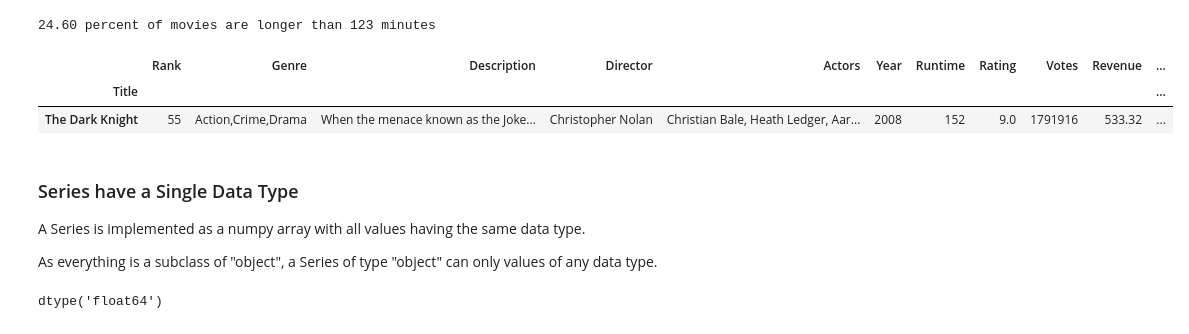
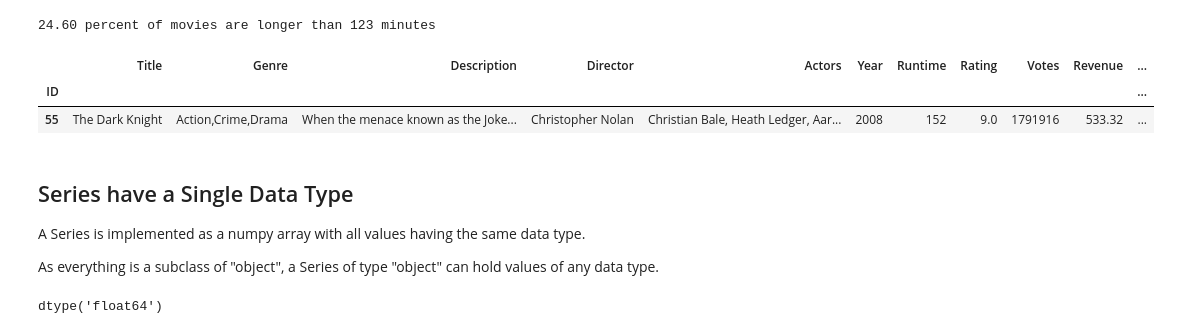
Before and after one commit to sdiehl28/Scikit-Learn-Workflow, a Jupyter notebook: python/Pandas02.ipynb, the cells around one changed output. Cells and saved outputs as stored; diff of their text form; code cells hidden in the pictures.

```diff
--- a/python/Pandas02.ipynb
+++ b/python/Pandas02.ipynb
@@ -66,0 +56,7 @@ movie.columns = ['Rank', 'Genre', 'Description', 'Director', 'Actors', 'Year',
+# %%
+def get_dups(df, cols):
+    dfs = [g for name, g in df.groupby(cols) if len(g) > 1]
+    if dfs:
+        return pd.concat(dfs)
+    else:
+        return None
@@ -66,0 +73,4 @@ movie.columns = ['Rank', 'Genre', 'Description', 'Director', 'Actors', 'Year',
+# %%
+change_names = {'Rank':'ID', 'Revenue (Millions)':'Revenue', 'Runtime (Minutes)':'Runtime'}
+movies = movies.rename(change_names, axis='columns')
+movies.head(2)
@@ -66,0 +85,4 @@ movie.columns = ['Rank', 'Genre', 'Description', 'Director', 'Actors', 'Year',
+# %%
+movies = movies.set_index('ID')
+dups = get_dups(movies, ['Title'])
+dups
@@ -66,0 +94,3 @@ movie.columns = ['Rank', 'Genre', 'Description', 'Director', 'Actors', 'Year',
+# %%
+for id in dups.index:
+    movies.loc[id, 'Title'] += ': ' + movies.loc[id, 'Year'].astype('str')
@@ -109,17 +151,17 @@ print(f'{top_percentile*100:3.2f} percent of movies are longer than 123 minutes'
 24.60 percent of movies are longer than 123 minutes
 # %%
 # display the row with the highest rating
-criteria = (movie['Rating'].max() == movie['Rating'])
-movie[criteria]
+criteria = (movies['Rating'].max() == movies['Rating'])
+movies[criteria]
 # %% [output]
-|  | Rank | Genre | Description | Director | Actors | Year | Runtime | Rating | Votes | Revenue | ... |
-| Title |  |  |  |  |  |  |  |  |  |  | ... |
-| The Dark Knight | 55 | Action,Crime,Drama | When the menace known as the Joke... | Christopher Nolan | Christian Bale, Heath Ledger, Aar... | 2008 | 152 | 9.0 | 1791916 | 533.32 | ... |
+|  | Title | Genre | Description | Director | Actors | Year | Runtime | Rating | Votes | Revenue | ... |
+| ID |  |  |  |  |  |  |  |  |  |  | ... |
+| 55 | The Dark Knight | Action,Crime,Drama | When the menace known as the Joke... | Christopher Nolan | Christian Bale, Heath Ledger, Aar... | 2008 | 152 | 9.0 | 1791916 | 533.32 | ... |
 # %% [markdown]
-### Series have a Single Data Type
+## Series have a Single Data Type
 A Series is implemented as a numpy array with all values having the same data type.
 
-As everything is a subclass of "object", a Series of type "object" can only values of any data type.
+As everything is a subclass of "object", a Series of type "object" can hold values of any data type.
 # %%
 # numpy creates a float64 array by default
 a = np.ndarray([1, 2, 3])
```
Also changed, not shown: parts of 157 cells of this notebook, 1 other file.
